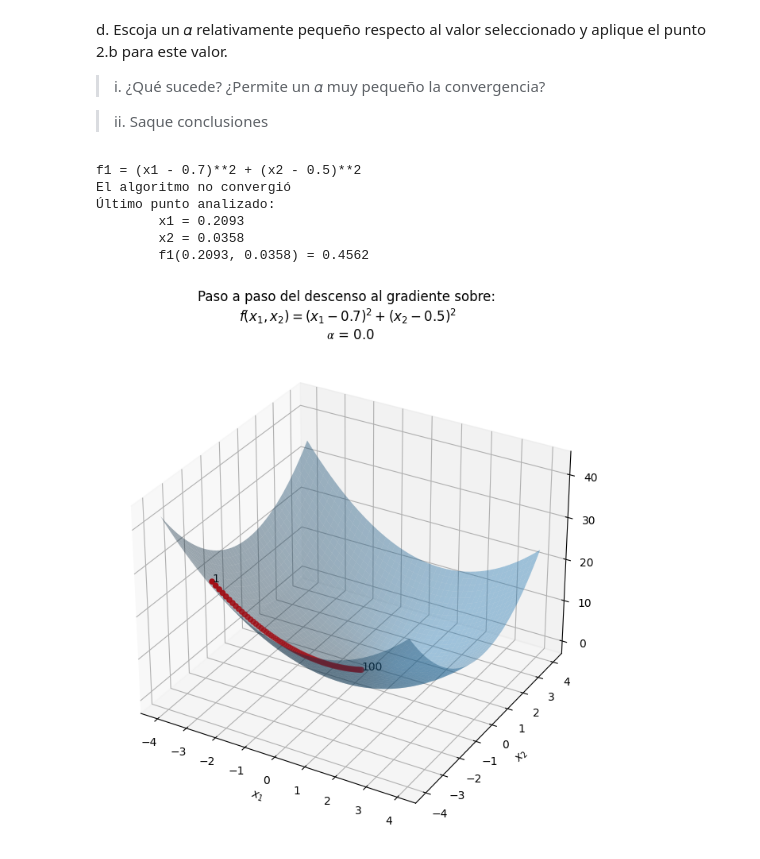
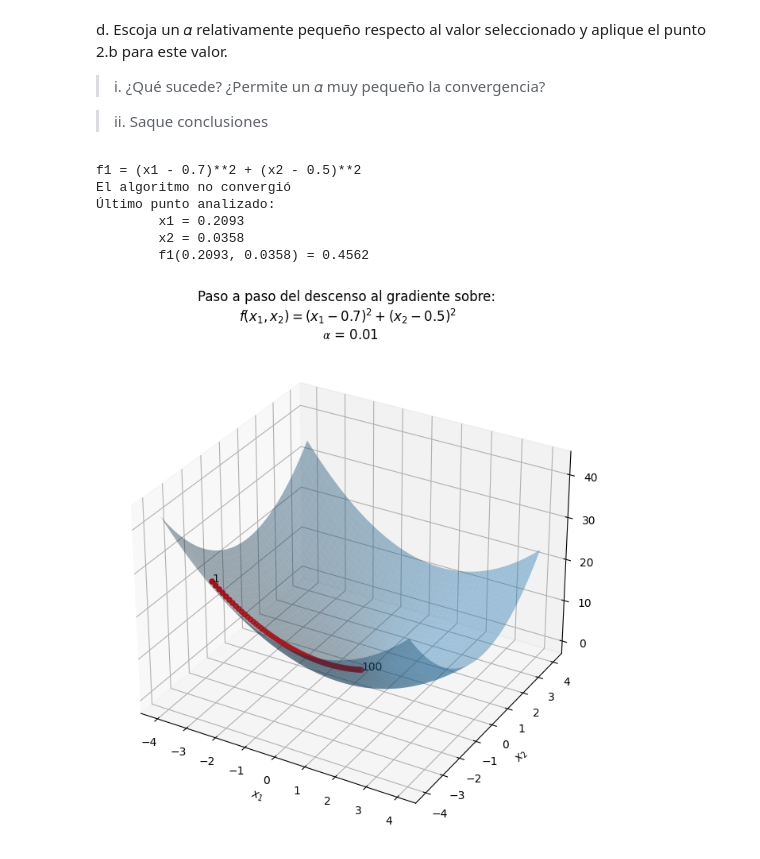
Before and after one commit to MAU143429/AI-Laboratories-IC6200, a Jupyter notebook: Lab8_GradientDescent.ipynb, the cells around one changed output. Cells and saved outputs as stored; diff of their text form; code cells hidden in the pictures.

```diff
--- a/Lab8_GradientDescent.ipynb
+++ b/Lab8_GradientDescent.ipynb
@@ -379,32 +385,32 @@ el punto 2.b para este valor.
 # %%
 learn_rate = 0.01
 theta_f1, steps_f1 = gradient_descent(f1, [x1, x2], init_theta_f1, learn_rate = learn_rate)
 
 t_x1 = round(theta_f1[0], dec)
 t_x2 = round(theta_f1[1], dec)
 t_z = f1.subs([(x1,theta_f1[0]),(x2, theta_f1[1])])
 t_z = round(t_z, dec)
 
 print(f'f1 = {f1}')
 steps_num = len(steps_f1) - 1
 if (steps_num < 100):
   print(f'Pasos requeridos para converger: {steps_num}')
   print(f'Punto al que se convergió: \n\tx1 = {t_x1} \n\tx2 = {t_x2} \n\tf1({t_x1}, {t_x2}) = {t_z}')
 else:
   print('El algoritmo no convergió')
   print(f'Último punto analizado: \n\tx1 = {t_x1} \n\tx2 = {t_x2} \n\tf1({t_x1}, {t_x2}) = {t_z}')
 
 x1_range = np.linspace(-4, 4)
 x2_range = np.linspace(-4, 4)
-plot_steps(f1_function,x1_range, x2_range, steps_f1 ,"Paso a paso del descenso al gradiente sobre: \n$f(x_1, x_2) = (x_1 - 0.7)^2 + (x_2 - 0.5)^2$ \n $𝛼$ = %.1f" % learn_rate)
+plot_steps(f1_function,x1_range, x2_range, steps_f1 ,"Paso a paso del descenso al gradiente sobre: \n$f(x_1, x_2) = (x_1 - 0.7)^2 + (x_2 - 0.5)^2$ \n $𝛼$ = %.2f" % learn_rate)
 # %% [output]
 f1 = (x1 - 0.7)**2 + (x2 - 0.5)**2
 El algoritmo no convergió
 Último punto analizado:
         x1 = 0.2093
         x2 = 0.0358
         f1(0.2093, 0.0358) = 0.4562
-[figure, old version]
+[figure, new version]
 # %%
 learn_rate = 0.05
 theta_f2, steps_f2 = gradient_descent(f2, [x1, x2], init_theta_f2, tol=0.0001, learn_rate=learn_rate)
```
Also changed, not shown: parts of 3 cells of this notebook.
